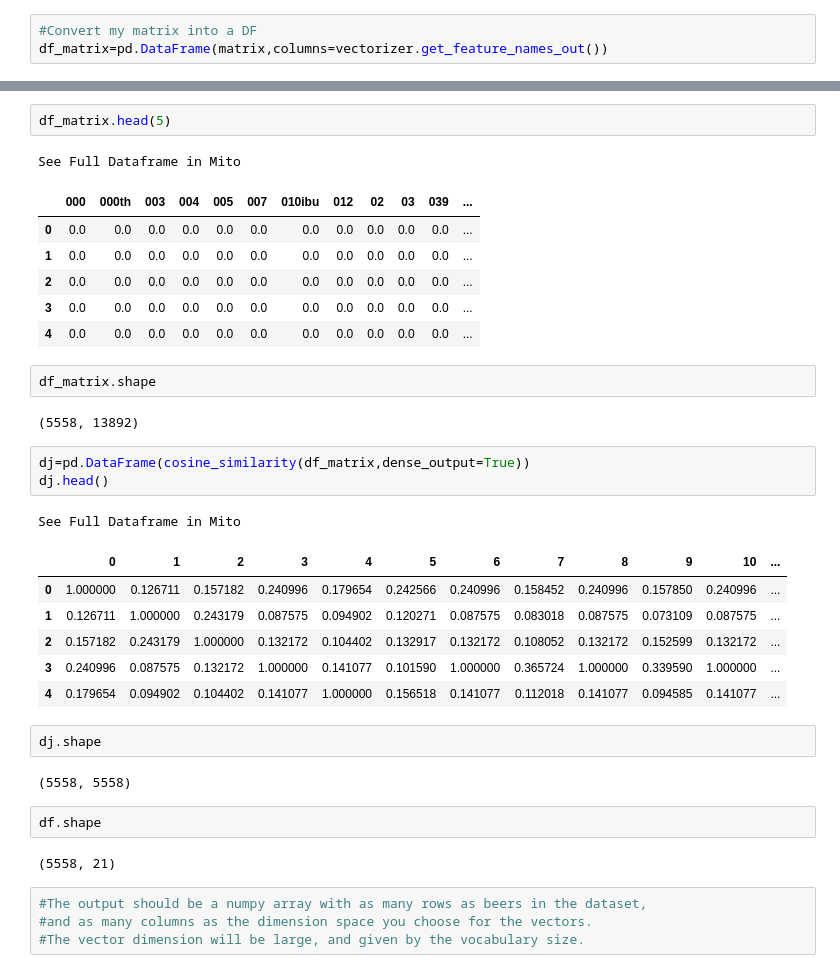
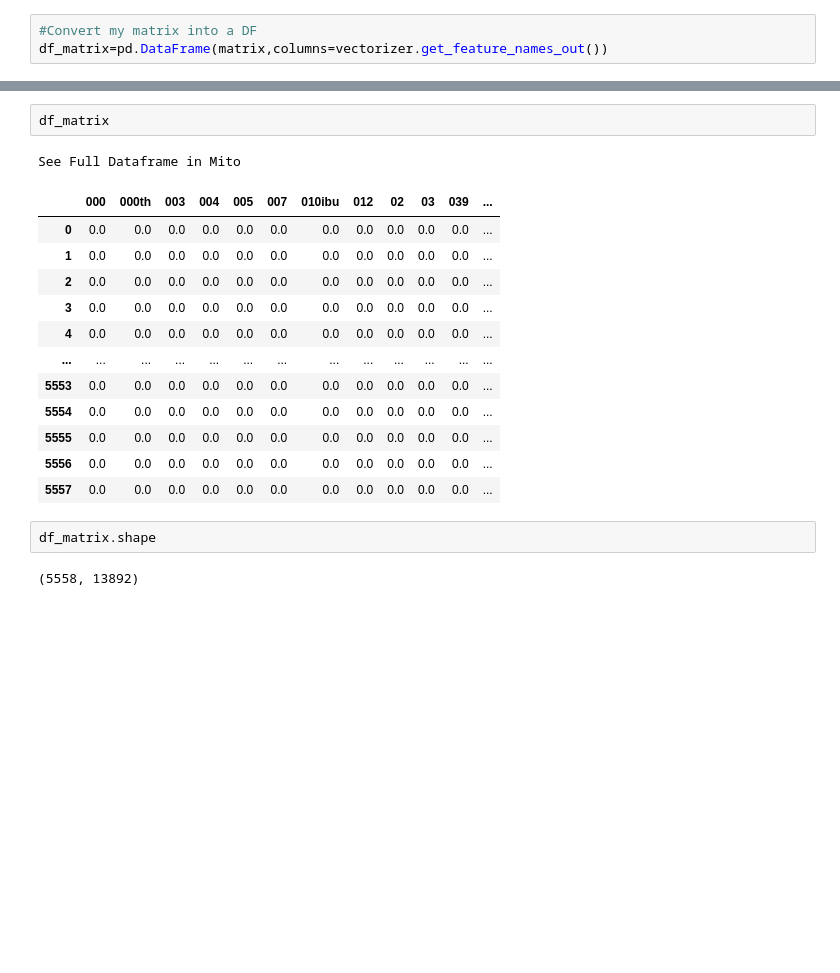
Before and after one commit to JoelAnalytics/beer_recommender, a Jupyter notebook: 01_text_vectorizer_classic.ipynb, the cells around one changed output, grey strips where cells are left out. Cells and saved outputs as stored; diff of their text form; blank space fills up the shorter version.

Commit message:
Update_Vectorizer

```diff
--- a/01_text_vectorizer_classic.ipynb
+++ b/01_text_vectorizer_classic.ipynb
@@ -104,37 +131,20 @@ df_matrix=pd.DataFrame(matrix,columns=vectorizer.get_feature_names_out())
 # %%
-df_matrix.head(5)
+df_matrix
 # %% [output]
 See Full Dataframe in Mito
 |  | 000 | 000th | 003 | 004 | 005 | 007 | 010ibu | 012 | 02 | 03 | 039 | ... |
 | 0 | 0.0 | 0.0 | 0.0 | 0.0 | 0.0 | 0.0 | 0.0 | 0.0 | 0.0 | 0.0 | 0.0 | ... |
 | 1 | 0.0 | 0.0 | 0.0 | 0.0 | 0.0 | 0.0 | 0.0 | 0.0 | 0.0 | 0.0 | 0.0 | ... |
 | 2 | 0.0 | 0.0 | 0.0 | 0.0 | 0.0 | 0.0 | 0.0 | 0.0 | 0.0 | 0.0 | 0.0 | ... |
 | 3 | 0.0 | 0.0 | 0.0 | 0.0 | 0.0 | 0.0 | 0.0 | 0.0 | 0.0 | 0.0 | 0.0 | ... |
 | 4 | 0.0 | 0.0 | 0.0 | 0.0 | 0.0 | 0.0 | 0.0 | 0.0 | 0.0 | 0.0 | 0.0 | ... |
+| ... | ... | ... | ... | ... | ... | ... | ... | ... | ... | ... | ... | ... |
+| 5553 | 0.0 | 0.0 | 0.0 | 0.0 | 0.0 | 0.0 | 0.0 | 0.0 | 0.0 | 0.0 | 0.0 | ... |
+| 5554 | 0.0 | 0.0 | 0.0 | 0.0 | 0.0 | 0.0 | 0.0 | 0.0 | 0.0 | 0.0 | 0.0 | ... |
+| 5555 | 0.0 | 0.0 | 0.0 | 0.0 | 0.0 | 0.0 | 0.0 | 0.0 | 0.0 | 0.0 | 0.0 | ... |
+| 5556 | 0.0 | 0.0 | 0.0 | 0.0 | 0.0 | 0.0 | 0.0 | 0.0 | 0.0 | 0.0 | 0.0 | ... |
+| 5557 | 0.0 | 0.0 | 0.0 | 0.0 | 0.0 | 0.0 | 0.0 | 0.0 | 0.0 | 0.0 | 0.0 | ... |
 # %%
 df_matrix.shape
 # %% [output]
 (5558, 13892)
-# %%
-dj=pd.DataFrame(cosine_similarity(df_matrix,dense_output=True))
-dj.head()
-# %% [output]
-See Full Dataframe in Mito
-|  | 0 | 1 | 2 | 3 | 4 | 5 | 6 | 7 | 8 | 9 | 10 | ... |
-| 0 | 1.000000 | 0.126711 | 0.157182 | 0.240996 | 0.179654 | 0.242566 | 0.240996 | 0.158452 | 0.240996 | 0.157850 | 0.240996 | ... |
-| 1 | 0.126711 | 1.000000 | 0.243179 | 0.087575 | 0.094902 | 0.120271 | 0.087575 | 0.083018 | 0.087575 | 0.073109 | 0.087575 | ... |
-| 2 | 0.157182 | 0.243179 | 1.000000 | 0.132172 | 0.104402 | 0.132917 | 0.132172 | 0.108052 | 0.132172 | 0.152599 | 0.132172 | ... |
-| 3 | 0.240996 | 0.087575 | 0.132172 | 1.000000 | 0.141077 | 0.101590 | 1.000000 | 0.365724 | 1.000000 | 0.339590 | 1.000000 | ... |
-| 4 | 0.179654 | 0.094902 | 0.104402 | 0.141077 | 1.000000 | 0.156518 | 0.141077 | 0.112018 | 0.141077 | 0.094585 | 0.141077 | ... |
-# %%
-dj.shape
-# %% [output]
-(5558, 5558)
-# %%
-df.shape
-# %% [output]
-(5558, 21)
-# %%
-#The output should be a numpy array with as many rows as beers in the dataset,
-#and as many columns as the dimension space you choose for the vectors.
-#The vector dimension will be large, and given by the vocabulary size.
```
Also changed, not shown: parts of 11 cells of this notebook.
